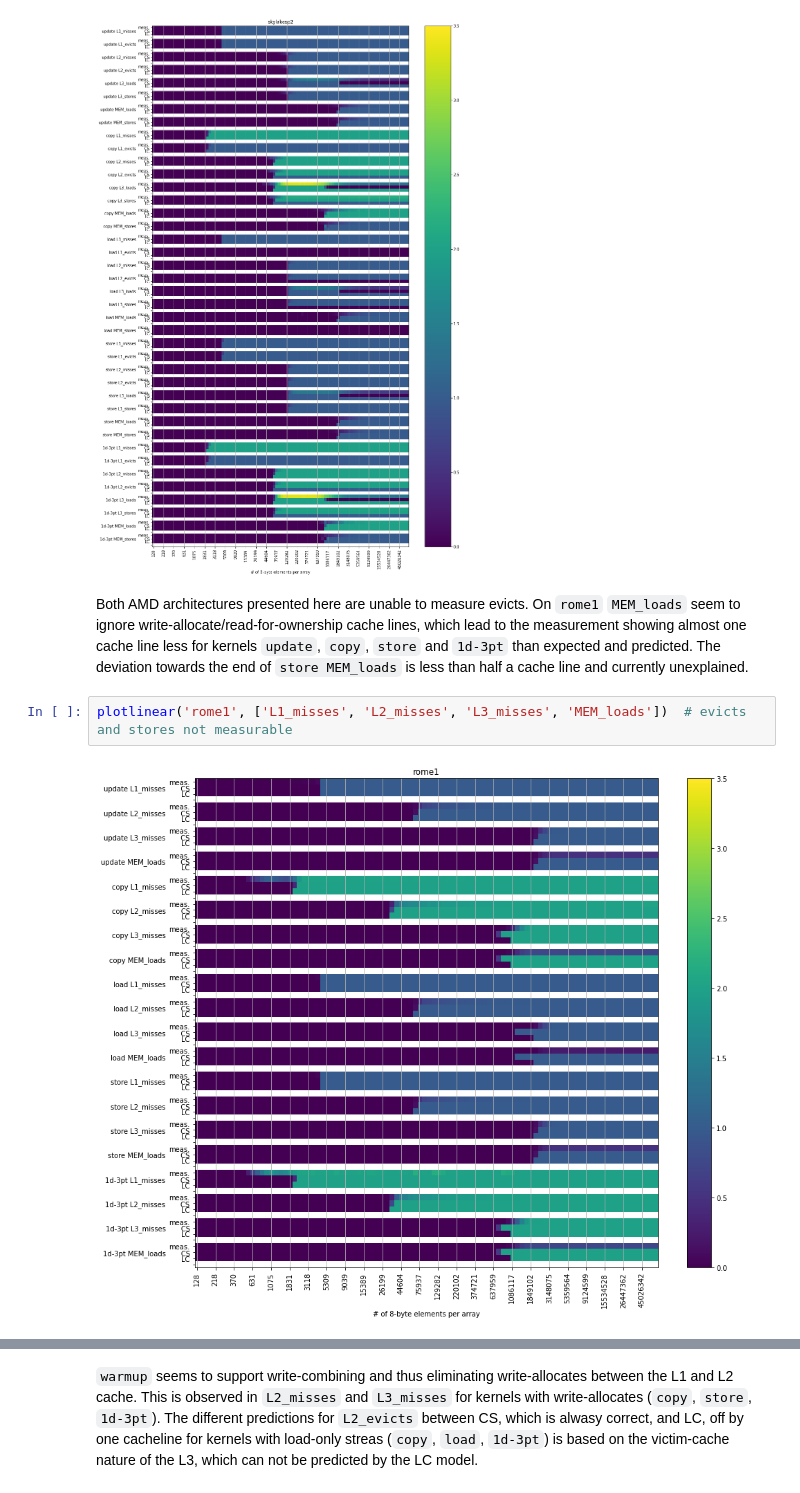
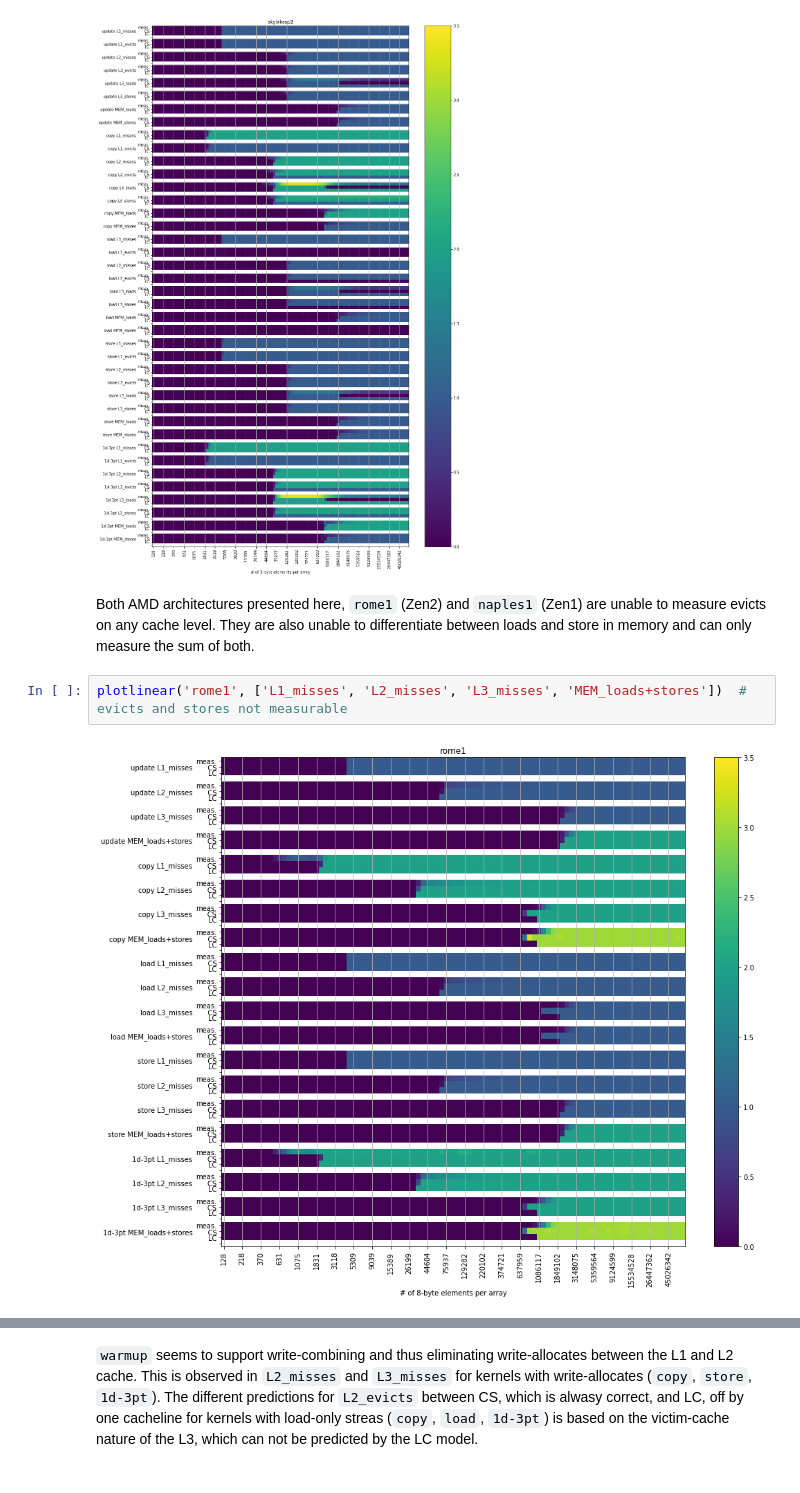
Before and after one commit to RRZE-HPC/pycachesim, a Jupyter notebook: validation/Analysis.ipynb, the cells around one changed output, grey strips where cells are left out. Drawn from its saved outputs; the diff is of its cells as text.

Commit message:
fixed up measurements for rome1 and naples1
respect NPS4 setting on rome1
consder that only MEM_loads+stores can be measured on rome1 and naples1

```diff
--- a/validation/Analysis.ipynb
+++ b/validation/Analysis.ipynb
@@ -123,9 +123,9 @@ Skylake uses a victim L3/LLC cache and misses in L2 and L3 are directly answered
 plotlinear('skylakesp2', ['L1_misses', 'L1_evicts', 'L2_misses', 'L2_evicts', 'L3_loads', 'L3_stores', 'MEM_loads', 'MEM_stores'])
 # %% [output]
 [figure]
-# %% [markdown]
-Both AMD architectures presented here are unable to measure evicts. On `rome1` `MEM_loads` seem to ignore write-allocate/read-for-ownership cache lines, which lead to the measurement showing almost one cache line less for kernels `update`, `copy`, `store` and `1d-3pt` than expected and predicted. The deviation towards the end of `store MEM_loads` is less than half a cache line and currently unexplained.
+# %% [markdown]
+Both AMD architectures presented here, `rome1` (Zen2) and `naples1` (Zen1) are unable to measure evicts on any cache level. They are also unable to differentiate between loads and store in memory and can only measure the sum of both.
 # %%
-plotlinear('rome1', ['L1_misses', 'L2_misses', 'L3_misses', 'MEM_loads'])  # evicts and stores not measurable
+plotlinear('rome1', ['L1_misses', 'L2_misses', 'L3_misses', 'MEM_loads+stores'])  # evicts and stores not measurable
 # %% [output]
-[figure, old version]
+[figure, new version]
```
Also changed, not shown: parts of 12 cells of this notebook.
